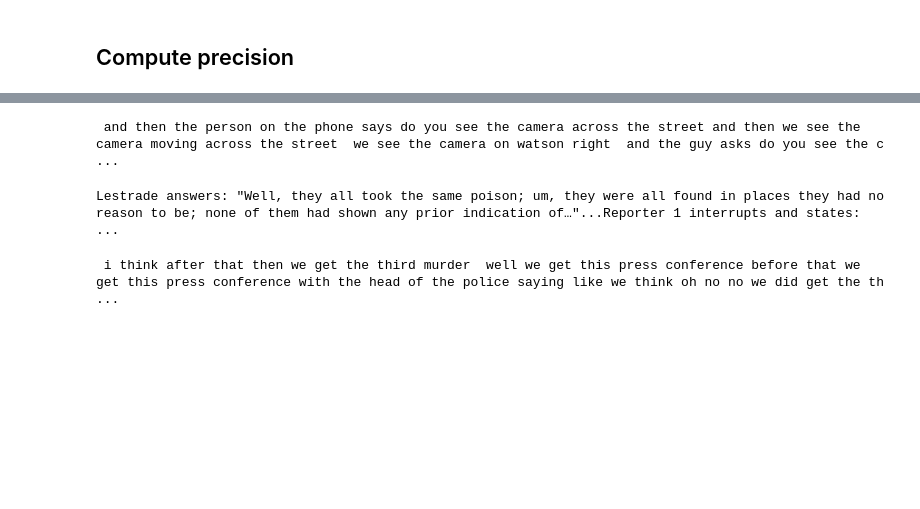
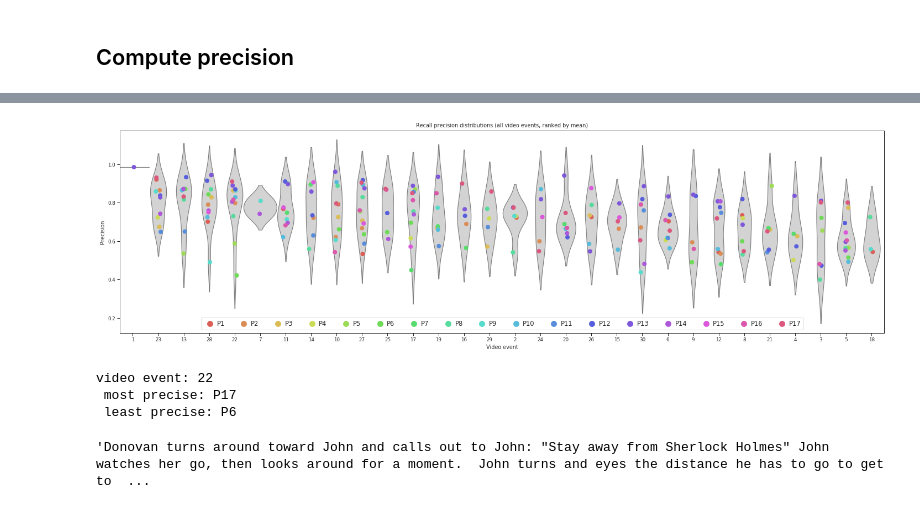
Before and after one commit to ContextLab/sherlock-topic-model-paper, a Jupyter notebook: code/notebooks/main/precision_detail.ipynb, the cells around one changed output, grey strips where cells are left out. Cells and saved outputs as stored; diff of their text form; code cells hidden in the pictures; blank space fills up the shorter version.

Commit message:
updated precision detail code or video events

```diff
--- a/code/notebooks/main/precision_detail.ipynb
+++ b/code/notebooks/main/precision_detail.ipynb
@@ -31,11 +64,13 @@ def get_event_text(sub_ix, recall_event_num):
 # %% [markdown]
 ## Settings and parameters
 # %%
+rawdir = '../../../data/raw'
 datadir = '../../../data/processed/'
 figdir = '../../../paper/figs/'
 sns.set_context('paper')
+sns.set_style('ticks')
+sns.set_palette('hls', 17)
 mpl.rcParams['pdf.fonttype'] = 42
-cmap = plt.cm.bone_r
 # %% [markdown]
 ## Load data
 # %%
@@ -47,5 +82,7 @@ recall_event_times = np.load(opj(datadir, 'recall_event_times.npy'), allow_pickl
 
 video_text = pd.read_excel('../../../data/raw/Sherlock_Segments_1000_NN_2017.xlsx')
 recall_text = np.load(opj(datadir, 'recall_text.npy'), allow_pickle=True)
+
+matches = np.load(opj(datadir, 'labels.npy'), allow_pickle=True)
 # %% [markdown]
 ## Compute precision
@@ -106,12 +89,40 @@ The camera, which was pointing directly at the phone box, now swivels away. John
-# %%
-print(high_recall_text[high_recall_ind])
-# %% [output]
- and then the person on the phone says do you see the camera across the street and then we see the camera moving across the street  we see the camera on watson right  and the guy asks do you see the c ...
-# %%
-print('...'.join(low_video_text[low_video_inds]).replace("\'", ""))
-# %% [output]
-Lestrade answers: "Well, they all took the same poison; um, they were all found in places they had no reason to be; none of them had shown any prior indication of…"...Reporter 1 interrupts and states: ...
-# %%
-print(low_recall_text[low_recall_ind])
-# %% [output]
- i think after that then we get the third murder  well we get this press conference before that we get this press conference with the head of the police saying like we think oh no no we did get the th ...
+# %%
+precision_df = pd.DataFrame(index=range(len(recall_events)), columns=range(video_events.shape[0]))
+for sub, rec in enumerate(recall_events):
+    sub_matches = matches[sub]
+    matched_events = video_events[sub_matches]
+    sub_prec = np.diag(1 - cdist(rec, matched_events, 'correlation'))
+    for p, vid_event in zip(sub_prec, sub_matches):
+        # use only the best recall event for each video event
+        if p < precision_df.loc[sub, vid_event]:
+            continue
+        precision_df.loc[sub, vid_event] = p
+# %%
+ranked_order = precision_df.mean(axis=0).argsort()[::-1]
+ranked_order += 1
+precision_df.index.set_names('Participant', inplace=True)
+precision_df.reset_index(inplace=True)
+precision_df['Participant'] = precision_df['Participant'].apply(lambda p: f'P{p + 1}')
+precision_df = precision_df.melt(id_vars=['Participant'], var_name='Video event', value_name='Precision')
+precision_df['Precision'] = precision_df['Precision'].astype(np.float64)
+precision_df['Video event'] += 1
+# %%
+# fig, ax = plt.subplots(1)
+# fig.set_size_inches(20, 6)
+g = sns.catplot(x='Video event', y='Precision', data=precision_df, kind='violin',
+                order=ranked_order, width=1.3, color='lightgrey', inner=None)
+g.fig.set_size_inches(20, 6)
+sns.stripplot(x='Video event', y='Precision', hue='Participant', data=precision_df,
+              order=ranked_order, size=8, ax=g.ax)
+
+hs, ls = g.ax.get_legend_handles_labels()
+g.ax.legend_.remove()
+g.ax.legend(hs, ls, loc='lower center', ncol=17, handletextpad=.1, fontsize='large', markerscale=1.3)
+for sp in g.ax.spines.values():
+    sp.set_visible(True)
+plt.title('Recall precision distributions (all video events, ranked by mean)')
+plt.tight_layout()
+# plt.savefig(opj(figdir, 'tmp', 'precision_detail_vid_all.pdf'))
+plt.show()
+# %% [output]
+[figure, added]
@@ -117,0 +135,8 @@ print(low_recall_text[low_recall_ind])
+# %%
+print(f'video event: {max_diff_event}\n',
+      f'most precise: {high_rec}\n',
+      f'least precise: {low_rec}')
+# %% [output]
+video event: 22
+ most precise: P17
+ least precise: P6
@@ -117,0 +151,4 @@ print(low_recall_text[low_recall_ind])
+# %%
+video_event_text
+# %% [output]
+'Donovan turns around toward John and calls out to John: "Stay away from Sherlock Holmes" John watches her go, then looks around for a moment.  John turns and eyes the distance he has to go to get to  ...
```
Also changed, not shown: parts of 18 cells of this notebook.
